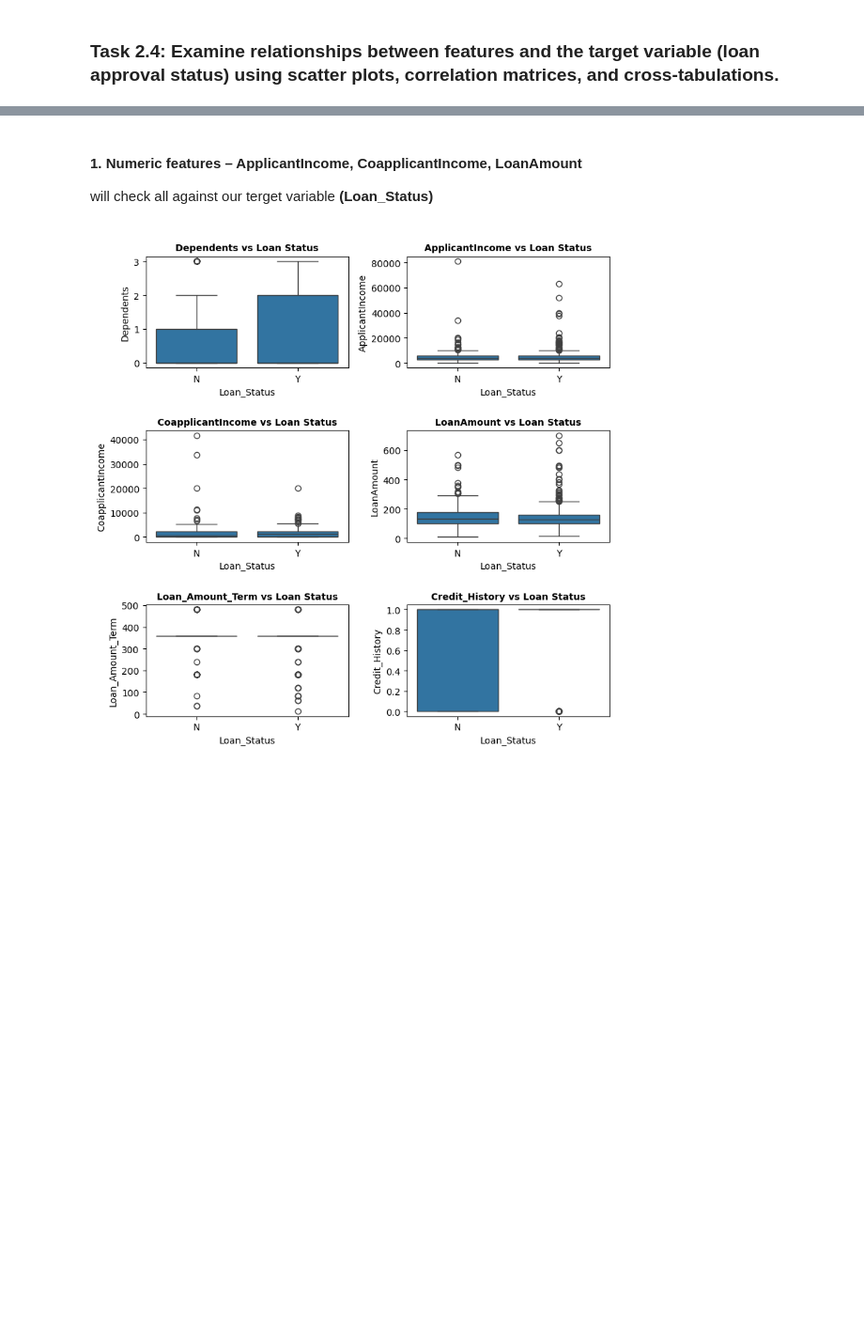
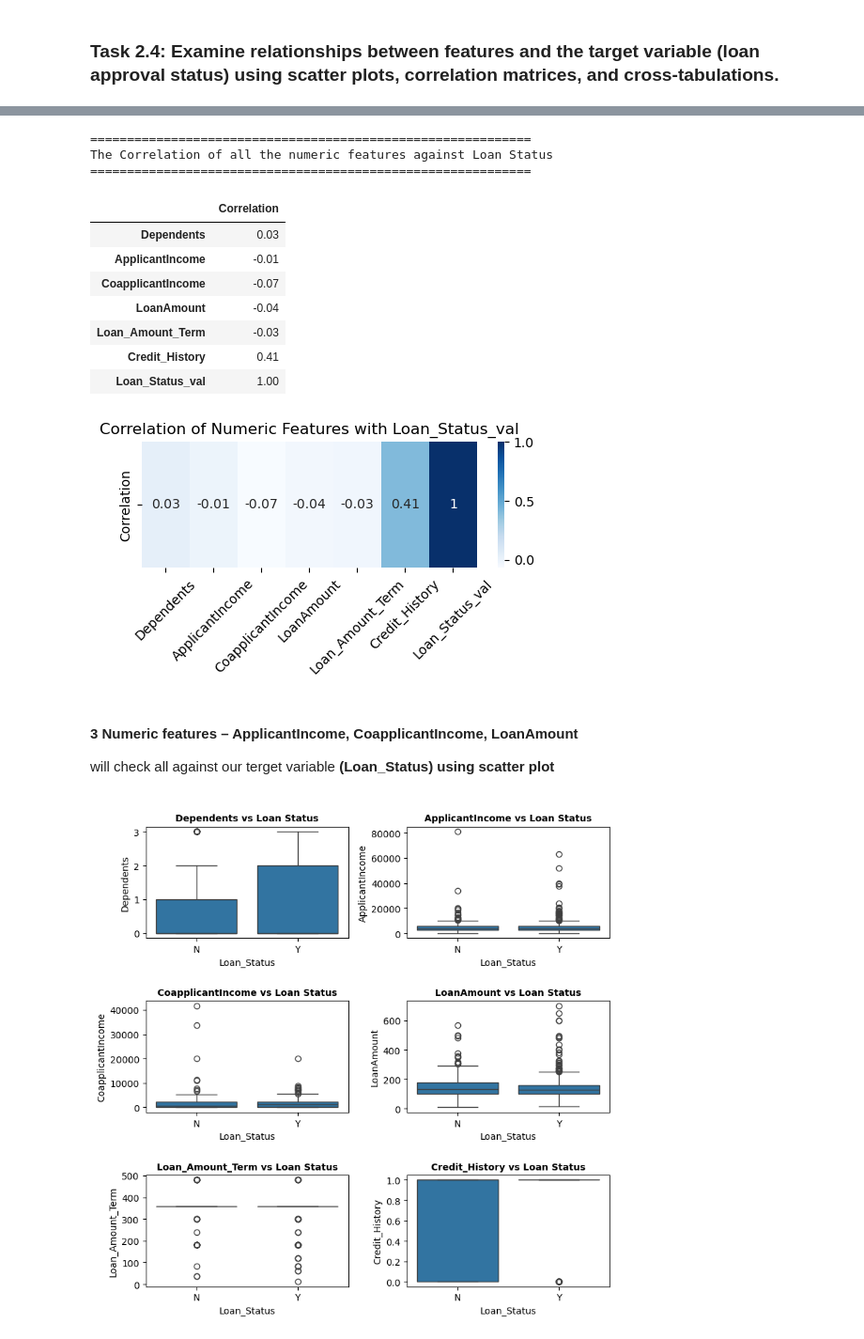
Before and after one commit to Olasquare043/EDA-on-Home-Loan-dataset, a Jupyter notebook: task_25.ipynb, the cells around one changed output, grey strips where cells are left out. Shown: that part at 94% size. Saved outputs shown, nothing was run; the diff lists cells and outputs as text; code cells hidden in the pictures; blank space fills up the shorter version.

```diff
--- a/task_25.ipynb
+++ b/task_25.ipynb
@@ -542,6 +586,36 @@ will check all against our terget variable **(Loan_Status)**
+# %%
+# now let perform the correlation
+print("="* 60)
+print("The Correlation of all the numeric features against Loan Status")
+print("="* 60)
+num_cols= train_data.select_dtypes(include="number")
+corr= num_cols.corrwith(train_data['Loan_Status_val'])
+df_corr= pd.DataFrame(corr.round(2), columns=["Correlation"])
+display(df_corr)
+
+# plot heat map of the correltion
+plt.figure(figsize=(5,3))
+sns.heatmap(df_corr.T, cmap="Blues", annot=True)
+plt.title("Correlation of Numeric Features with Loan_Status_val")
+plt.xticks(rotation=45)
+plt.tight_layout()
+plt.show()
+# %% [output]
+============================================================
+The Correlation of all the numeric features against Loan Status
+============================================================
+|  | Correlation |
+| Dependents | 0.03 |
+| ApplicantIncome | -0.01 |
+| CoapplicantIncome | -0.07 |
+| LoanAmount | -0.04 |
+| Loan_Amount_Term | -0.03 |
+| Credit_History | 0.41 |
+| Loan_Status_val | 1.00 |
+[figure, added]
 # %% [markdown]
-#### 1.  Numeric features – ApplicantIncome, CoapplicantIncome, LoanAmount
-will check all against our terget variable **(Loan_Status)**
+#### 3 Numeric features – ApplicantIncome, CoapplicantIncome, LoanAmount
+will check all against our terget variable **(Loan_Status) using scatter plot**
 # %%
 # ploting boxplot of all numerical variable against our target (Loan_Status)
 
```
Also changed, not shown: parts of 10 cells of this notebook.
